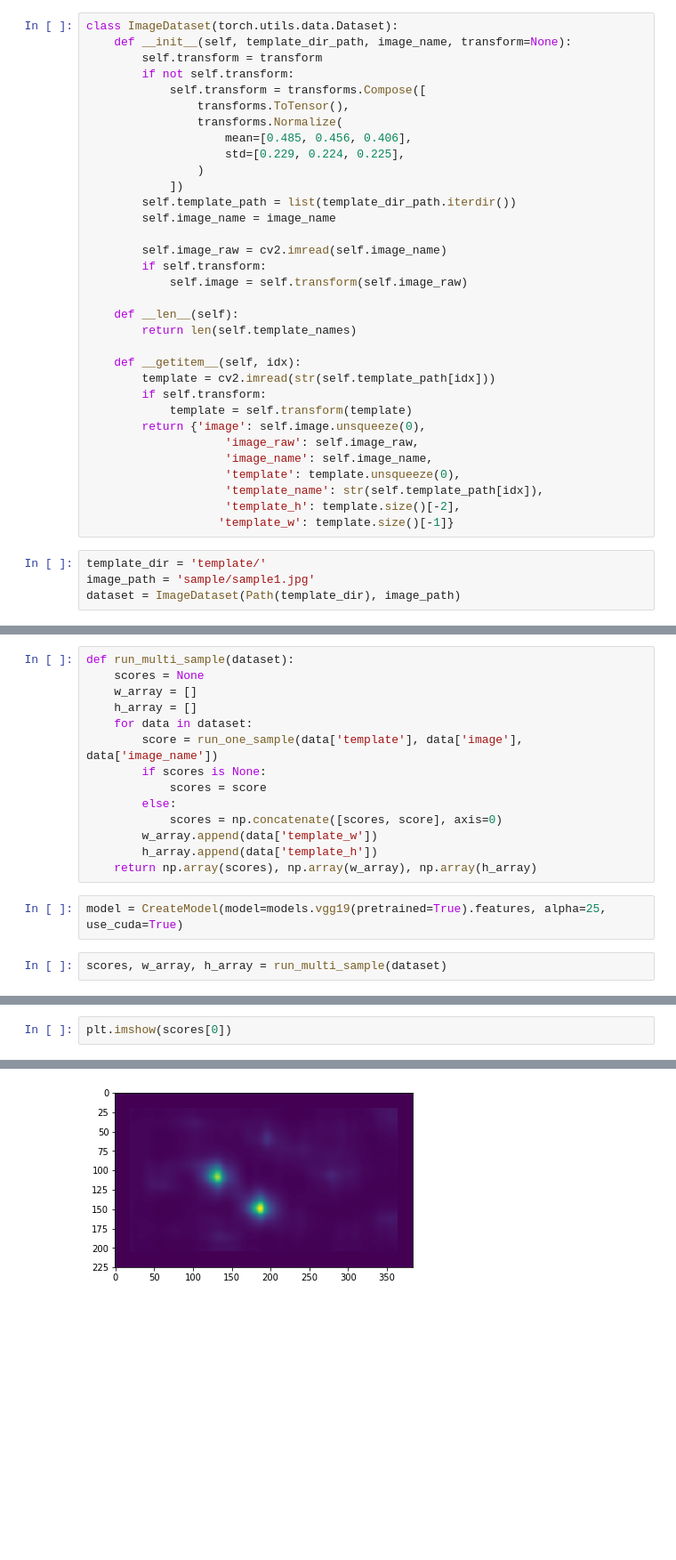
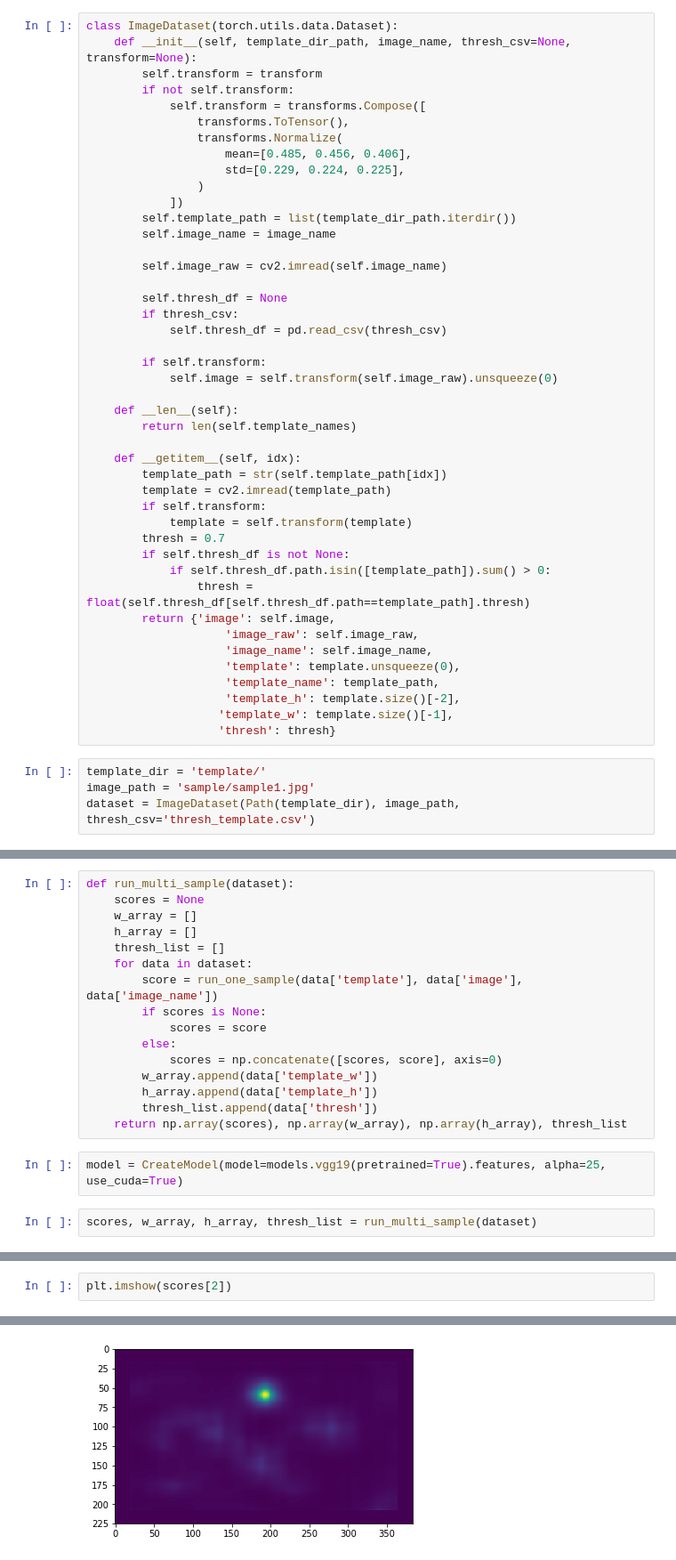
Before and after one commit to kamata1729/QATM_pytorch, a Jupyter notebook: qatm_pytorch.ipynb, the cells around one changed output, grey strips where cells are left out. Shown: that part at 89% size. Cells and saved outputs as stored; diff of their text form; blank space fills up the shorter version.

Commit message:
add thresh_csv

```diff
--- a/qatm_pytorch.ipynb
+++ b/qatm_pytorch.ipynb
@@ -16,7 +17,7 @@ from utils import *
 # CONVERT IMAGE TO TENSOR
 # %%
 class ImageDataset(torch.utils.data.Dataset):
-    def __init__(self, template_dir_path, image_name, transform=None):
+    def __init__(self, template_dir_path, image_name, thresh_csv=None, transform=None):
         self.transform = transform
         if not self.transform:
             self.transform = transforms.Compose([
@@ -30,27 +31,38 @@ class ImageDataset(torch.utils.data.Dataset):
         self.image_name = image_name
 
         self.image_raw = cv2.imread(self.image_name)
+
+        self.thresh_df = None
+        if thresh_csv:
+            self.thresh_df = pd.read_csv(thresh_csv)
+
         if self.transform:
-            self.image = self.transform(self.image_raw)
+            self.image = self.transform(self.image_raw).unsqueeze(0)
 
     def __len__(self):
         return len(self.template_names)
 
     def __getitem__(self, idx):
-        template = cv2.imread(str(self.template_path[idx]))
+        template_path = str(self.template_path[idx])
+        template = cv2.imread(template_path)
         if self.transform:
             template = self.transform(template)
-        return {'image': self.image.unsqueeze(0),
+        thresh = 0.7
+        if self.thresh_df is not None:
+            if self.thresh_df.path.isin([template_path]).sum() > 0:
+                thresh = float(self.thresh_df[self.thresh_df.path==template_path].thresh)
+        return {'image': self.image,
                     'image_raw': self.image_raw,
                     'image_name': self.image_name,
                     'template': template.unsqueeze(0),
-                    'template_name': str(self.template_path[idx]),
+                    'template_name': template_path,
                     'template_h': template.size()[-2],
-                   'template_w': template.size()[-1]}
+                   'template_w': template.size()[-1],
+                   'thresh': thresh}
 # %%
 template_dir = 'template/'
 image_path = 'sample/sample1.jpg'
-dataset = ImageDataset(Path(template_dir), image_path)
+dataset = ImageDataset(Path(template_dir), image_path, thresh_csv='thresh_template.csv')
 # %% [markdown]
 ### EXTRACT FEATURE
 # %%
@@ -292,6 +303,7 @@ def run_multi_sample(dataset):
     scores = None
     w_array = []
     h_array = []
+    thresh_list = []
     for data in dataset:
         score = run_one_sample(data['template'], data['image'], data['image_name'])
         if scores is None:
@@ -300,9 +312,10 @@ def run_multi_sample(dataset):
             scores = np.concatenate([scores, score], axis=0)
         w_array.append(data['template_w'])
         h_array.append(data['template_h'])
-    return np.array(scores), np.array(w_array), np.array(h_array)
+        thresh_list.append(data['thresh'])
+    return np.array(scores), np.array(w_array), np.array(h_array), thresh_list
 # %%
 model = CreateModel(model=models.vgg19(pretrained=True).features, alpha=25, use_cuda=True)
 # %%
-scores, w_array, h_array = run_multi_sample(dataset)
+scores, w_array, h_array, thresh_list = run_multi_sample(dataset)
 # %%
@@ -312,7 +325,7 @@ d_img = plot_result_multi(dataset.image_raw, boxes, indices, show=True, save_nam
 # %% [output]
 [figure]
 # %%
-plt.imshow(scores[0])
+plt.imshow(scores[2])
 # %% [output]
 <matplotlib.image.AxesImage at 0x...>
-[figure, old version]
+[figure, new version]
```
Also changed, not shown: parts of 3 cells of this notebook, 2 other files.
